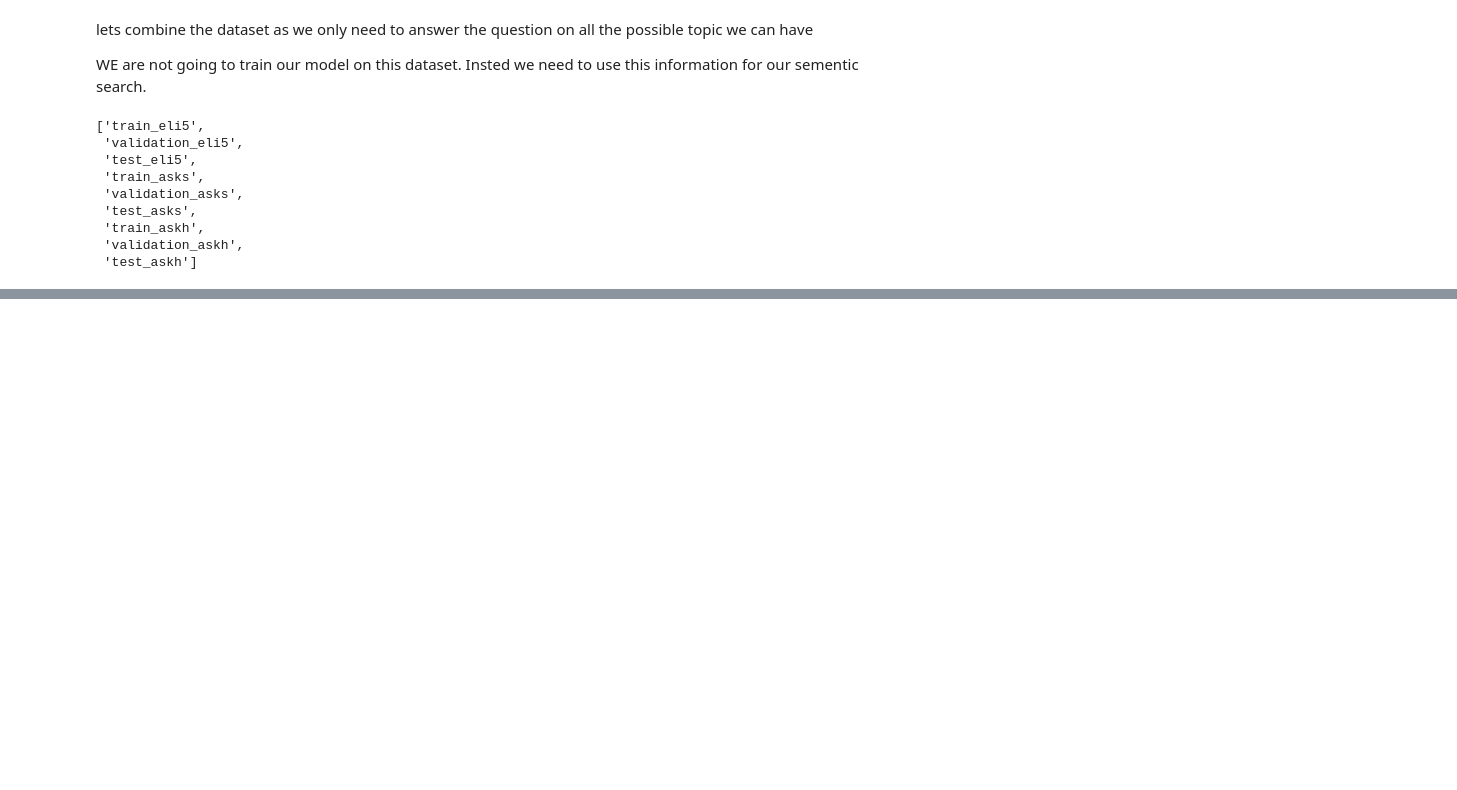
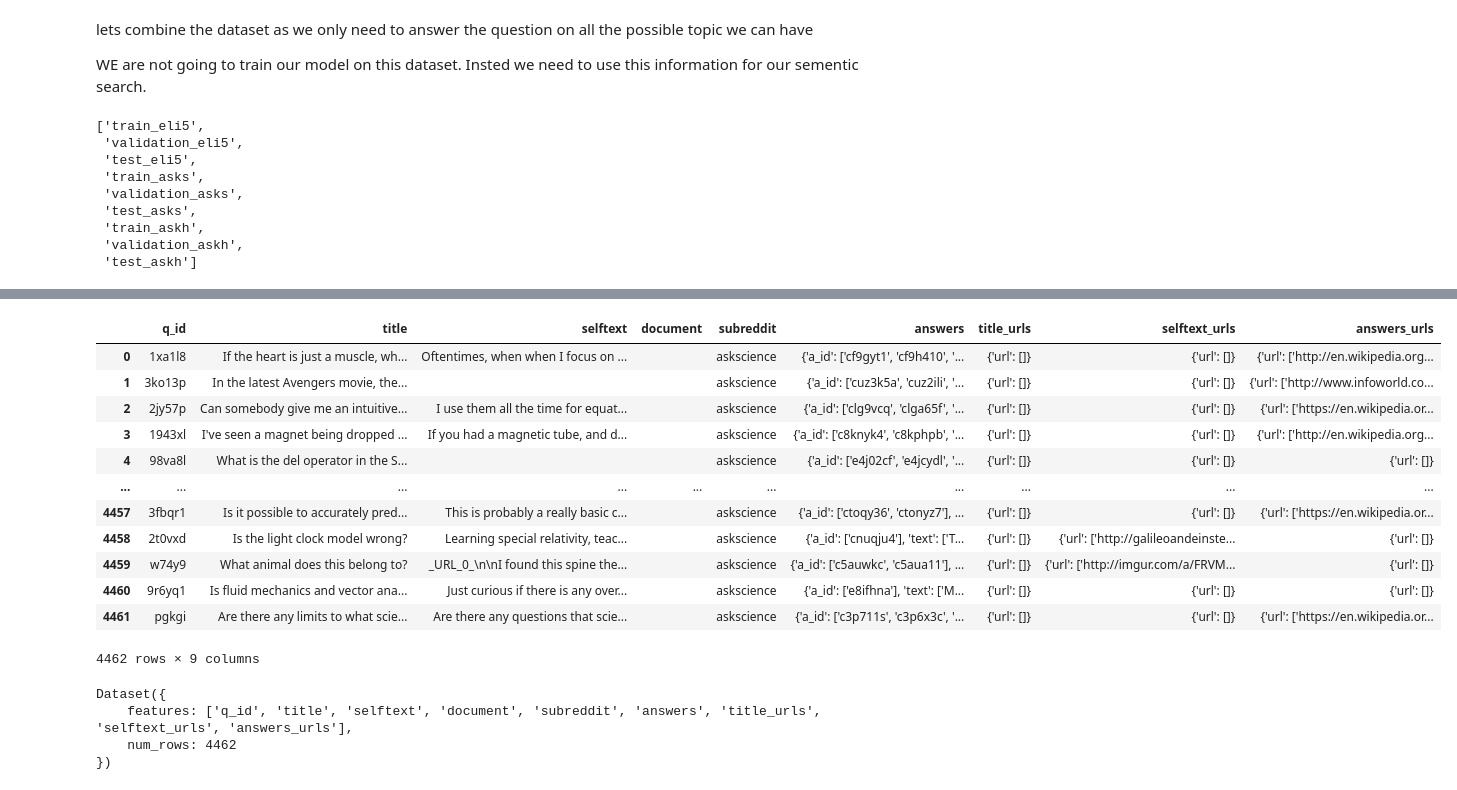
Before and after one commit to safeer-maker/Question-Answering-with-LLM, a Jupyter notebook: Question_answering_with_T5.ipynb, the cells around one changed output, grey strips where cells are left out. Drawn from its saved outputs; the diff is of its cells as text; code cells hidden in the pictures; blank space fills up the shorter version.

```diff
--- a/Question_answering_with_T5.ipynb
+++ b/Question_answering_with_T5.ipynb
@@ -56,0 +92,24 @@ Dataset({
+# %%
+temp_ds = dataset['test_asks'].to_pandas()
+temp_ds
+# %% [output]
+|  | q_id | title | selftext | document | subreddit | answers | title_urls | selftext_urls | answers_urls |
+| 0 | 1xa1l8 | If the heart is just a muscle, wh... | Oftentimes, when when I focus on ... |  | askscience | {'a_id': ['cf9gyt1', 'cf9h410', '... | {'url': []} | {'url': []} | {'url': ['http://en.wikipedia.org... |
+| 1 | 3ko13p | In the latest Avengers movie, the... |  |  | askscience | {'a_id': ['cuz3k5a', 'cuz2ili', '... | {'url': []} | {'url': []} | {'url': ['http://www.infoworld.co... |
+| 2 | 2jy57p | Can somebody give me an intuitive... | I use them all the time for equat... |  | askscience | {'a_id': ['clg9vcq', 'clga65f', '... | {'url': []} | {'url': []} | {'url': ['https://en.wikipedia.or... |
+| 3 | 1943xl | I've seen a magnet being dropped ... | If you had a magnetic tube, and d... |  | askscience | {'a_id': ['c8knyk4', 'c8kphpb', '... | {'url': []} | {'url': []} | {'url': ['http://en.wikipedia.org... |
+| 4 | 98va8l | What is the del operator in the S... |  |  | askscience | {'a_id': ['e4j02cf', 'e4jcydl', '... | {'url': []} | {'url': []} | {'url': []} |
+| ... | ... | ... | ... | ... | ... | ... | ... | ... | ... |
+| 4457 | 3fbqr1 | Is it possible to accurately pred... | This is probably a really basic c... |  | askscience | {'a_id': ['ctoqy36', 'ctonyz7'], ... | {'url': []} | {'url': []} | {'url': ['https://en.wikipedia.or... |
+| 4458 | 2t0vxd | Is the light clock model wrong? | Learning special relativity, teac... |  | askscience | {'a_id': ['cnuqju4'], 'text': ['T... | {'url': []} | {'url': ['http://galileoandeinste... | {'url': []} |
+| 4459 | w74y9 | What animal does this belong to? | _URL_0_\n\nI found this spine the... |  | askscience | {'a_id': ['c5auwkc', 'c5aua11'], ... | {'url': []} | {'url': ['http://imgur.com/a/FRVM... | {'url': []} |
+| 4460 | 9r6yq1 | Is fluid mechanics and vector ana... | Just curious if there is any over... |  | askscience | {'a_id': ['e8ifhna'], 'text': ['M... | {'url': []} | {'url': []} | {'url': []} |
+| 4461 | pgkgi | Are there any limits to what scie... | Are there any questions that scie... |  | askscience | {'a_id': ['c3p711s', 'c3p6x3c', '... | {'url': []} | {'url': []} | {'url': ['https://en.wikipedia.or... |
+4462 rows × 9 columns
+# %%
+dataset['test_asks']
+# %% [output]
+Dataset({
+    features: ['q_id', 'title', 'selftext', 'document', 'subreddit', 'answers', 'title_urls', 'selftext_urls', 'answers_urls'],
+    num_rows: 4462
+})
```
Also changed, not shown: parts of 19 cells of this notebook.
